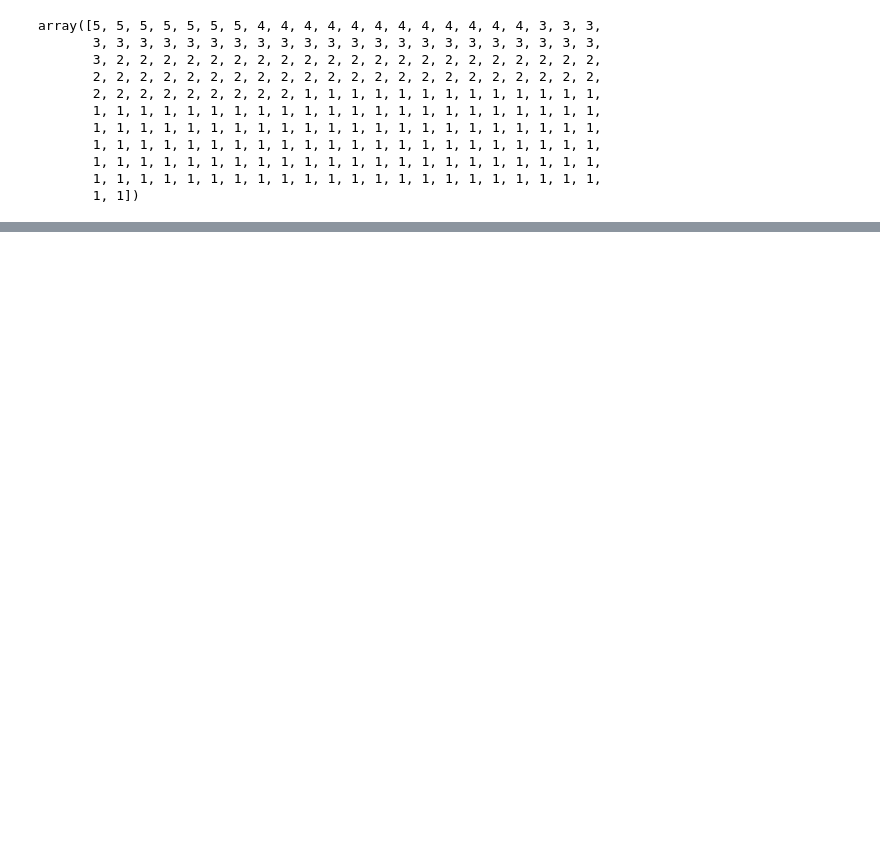
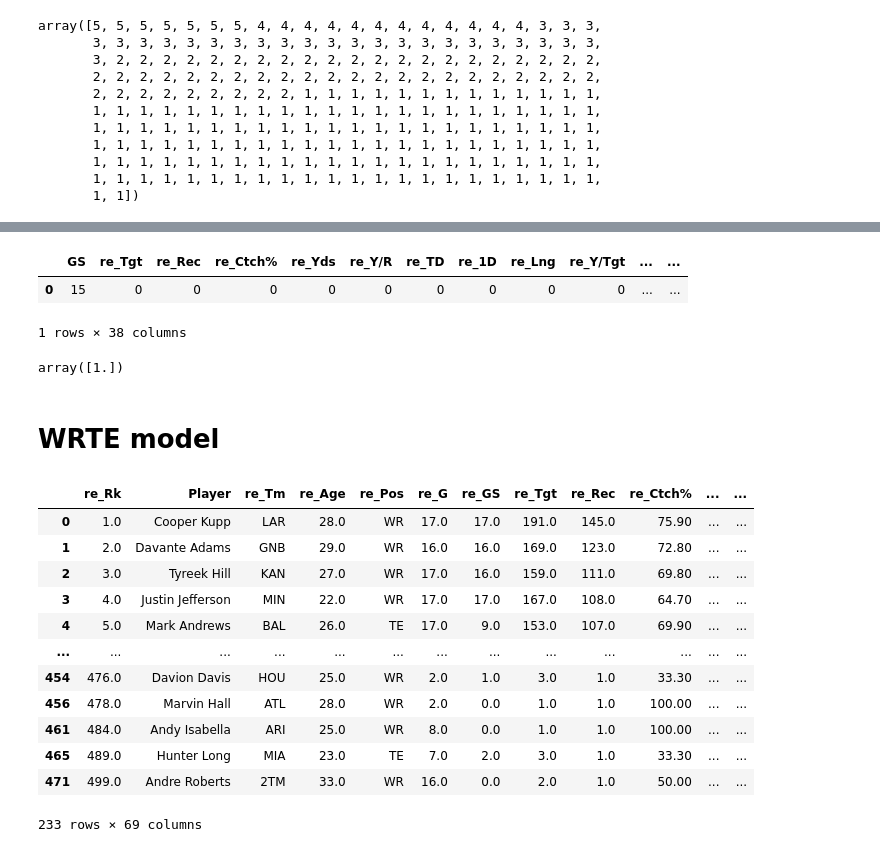
Before and after one commit to david-lytikainen/madden-408v, a Jupyter notebook: madden.ipynb, the cells around one changed output, grey strips where cells are left out. Drawn from its saved outputs; the diff is of its cells as text; code cells hidden in the pictures; blank space fills up the shorter version.

Commit message:
both models done

```diff
--- a/madden.ipynb
+++ b/madden.ipynb
@@ -222,0 +238,9 @@ print(study.best_trial)
+# %%
+stats["Player"] = stats["Player"].map(lambda x: re.sub(r' Jr.', '', x))
+madden["Player"] = madden["Player"].map(lambda x: re.sub(r' Jr', '', x))
+stats2 = stats[(stats["p_Pos"]=="QB") | (stats["re_Pos"]=="WR") | (stats["ru_Pos"]=="RB") | (stats["re_Pos"]=="TE")]
+# %%
+combined = stats2.merge(madden[["Player", "class", "overall_rating"]], how="left", on="Player")
+combined2 = combined.dropna(subset=["overall_rating"])
+combined2["re_Ctch%"] = combined2["re_Ctch%"].map(lambda x: re.sub(r'[%]', '', x) if isinstance(x,str) else x)
+combined2 = combined2[(combined2["overall_rating"]>=65)]
@@ -222,0 +257,3 @@ print(study.best_trial)
+# %%
+combined2["GS"] = combined2[["re_GS","ru_GS", "p_GS"]].max(axis=1)
+combined2["G"] = combined2[["re_G","ru_G", "p_G"]].max(axis=1)
@@ -222,0 +415,30 @@ print(study.best_trial)
+# %%
+df_empty
+# %% [output]
+|  | GS | re_Tgt | re_Rec | re_Ctch% | re_Yds | re_Y/R | re_TD | re_1D | re_Lng | re_Y/Tgt | ... | ... |
+| 0 | 15 | 0 | 0 | 0 | 0 | 0 | 0 | 0 | 0 | 0 | ... | ... |
+1 rows × 38 columns
+# %%
+classifier_obj.predict(df_empty)
+# %% [output]
+array([1.])
+# %% [markdown]
+# WRTE model
+# %%
+rec = combined2[(combined2["re_Pos"]=="WR") | (combined2["re_Pos"]=="TE")]
+# %%
+rec
+# %% [output]
+|  | re_Rk | Player | re_Tm | re_Age | re_Pos | re_G | re_GS | re_Tgt | re_Rec | re_Ctch% | ... | ... |
+| 0 | 1.0 | Cooper Kupp | LAR | 28.0 | WR | 17.0 | 17.0 | 191.0 | 145.0 | 75.90 | ... | ... |
+| 1 | 2.0 | Davante Adams | GNB | 29.0 | WR | 16.0 | 16.0 | 169.0 | 123.0 | 72.80 | ... | ... |
+| 2 | 3.0 | Tyreek Hill | KAN | 27.0 | WR | 17.0 | 16.0 | 159.0 | 111.0 | 69.80 | ... | ... |
+| 3 | 4.0 | Justin Jefferson | MIN | 22.0 | WR | 17.0 | 17.0 | 167.0 | 108.0 | 64.70 | ... | ... |
+| 4 | 5.0 | Mark Andrews | BAL | 26.0 | TE | 17.0 | 9.0 | 153.0 | 107.0 | 69.90 | ... | ... |
+| ... | ... | ... | ... | ... | ... | ... | ... | ... | ... | ... | ... | ... |
+| 454 | 476.0 | Davion Davis | HOU | 25.0 | WR | 2.0 | 1.0 | 3.0 | 1.0 | 33.30 | ... | ... |
+| 456 | 478.0 | Marvin Hall | ATL | 28.0 | WR | 2.0 | 0.0 | 1.0 | 1.0 | 100.00 | ... | ... |
+| 461 | 484.0 | Andy Isabella | ARI | 25.0 | WR | 8.0 | 0.0 | 1.0 | 1.0 | 100.00 | ... | ... |
+| 465 | 489.0 | Hunter Long | MIA | 23.0 | TE | 7.0 | 2.0 | 3.0 | 1.0 | 33.30 | ... | ... |
+| 471 | 499.0 | Andre Roberts | 2TM | 33.0 | WR | 16.0 | 0.0 | 2.0 | 1.0 | 50.00 | ... | ... |
+233 rows × 69 columns
```
Also changed, not shown: parts of 36 cells of this notebook.
